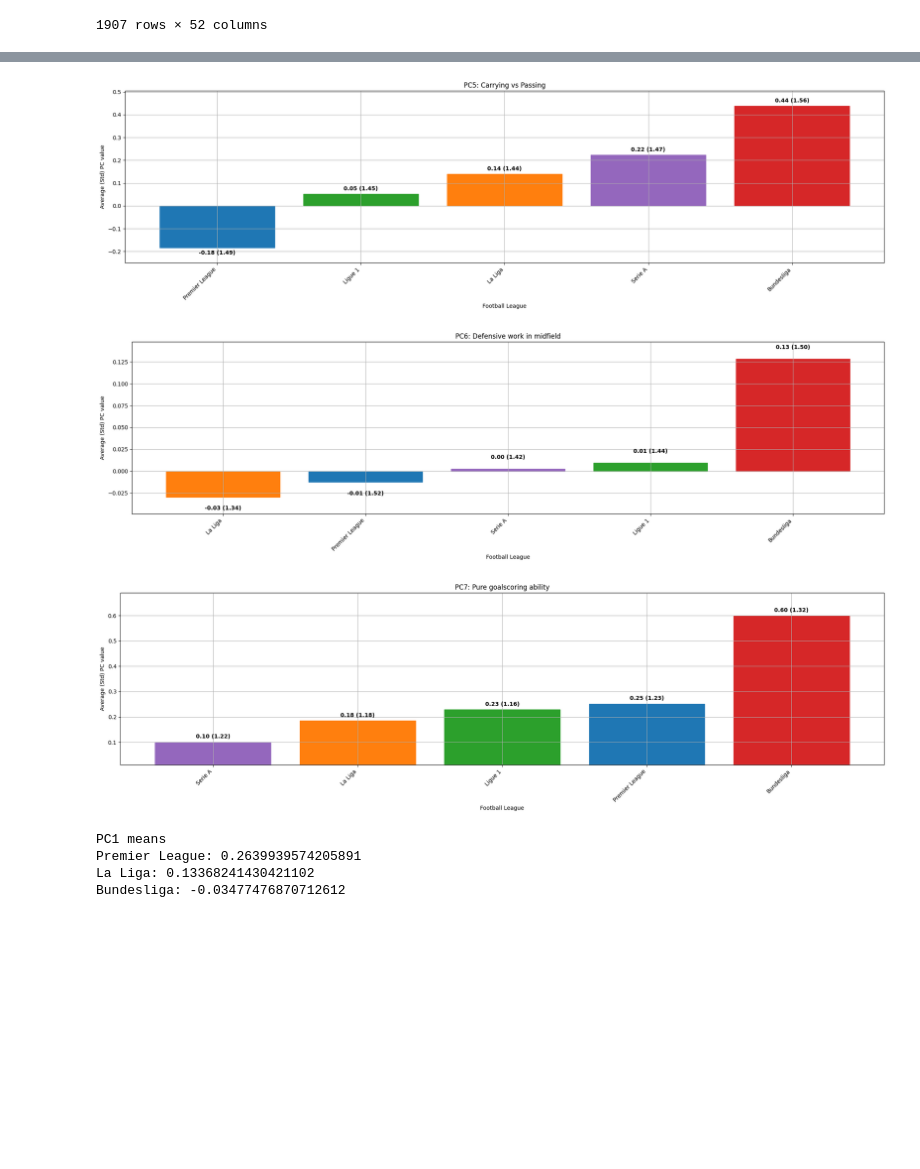
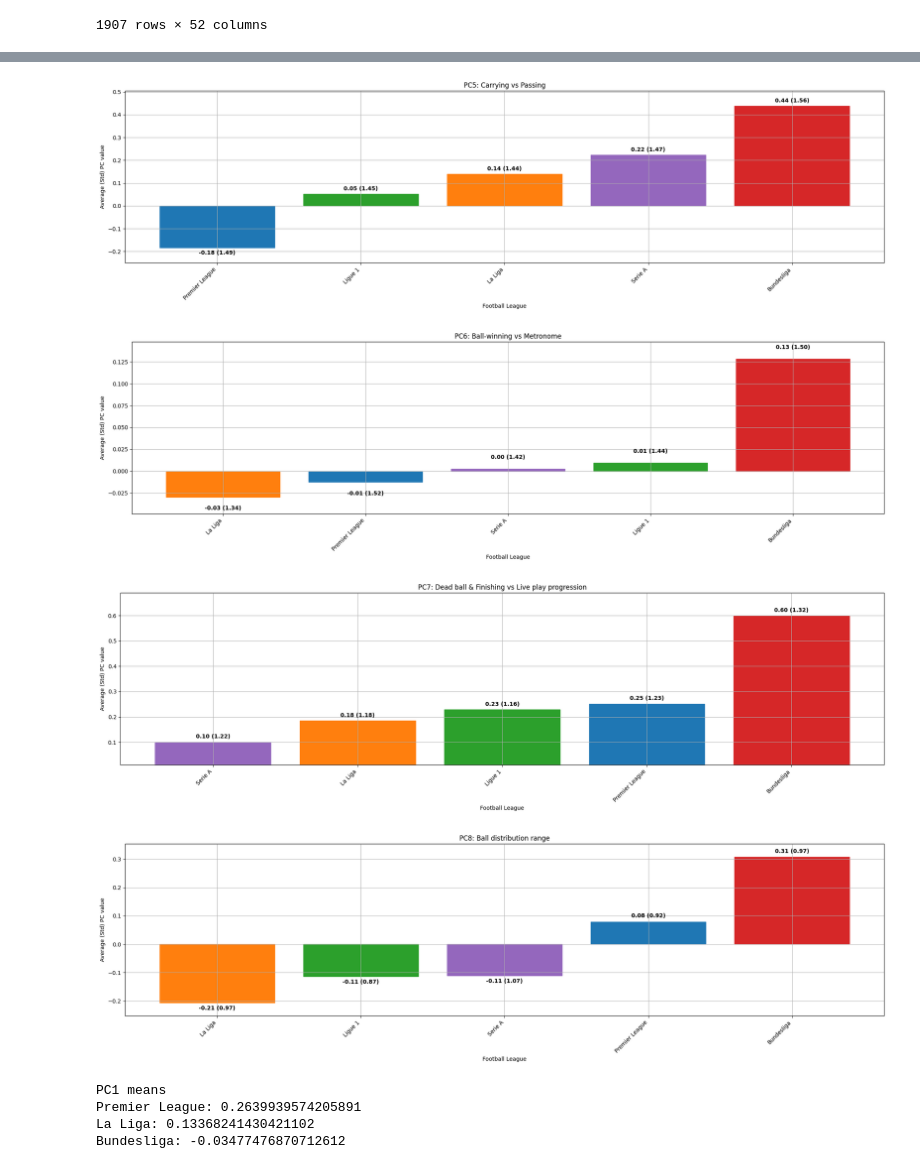
Before and after one commit to CezaryKlimczuk/pca_football_profiling, a Jupyter notebook: research/04. cross_league_comparison.ipynb, the cells around one changed output, grey strips where cells are left out. Saved outputs shown, nothing was run; the diff lists cells and outputs as text; code cells hidden in the pictures; blank space fills up the shorter version.

```diff
--- a/research/04. cross_league_comparison.ipynb
+++ b/research/04. cross_league_comparison.ipynb
@@ -123,7 +123,7 @@ pc_distributions = dict()
 
 for league in leagues:
     league_players = X_trains[league].index
-    for pc in range(1, 8):
+    for pc in range(1, 9):
         distribution = X_train_decomposed.loc[league_players][f'PC{pc}']
         pc_distributions[(league, pc)] = np.array(distribution)
 # %%
@@ -189,16 +190,17 @@ def draw_barplot(dictionary, pc):
     plt.tight_layout()
     plt.show()
 # %%
-for i in range(1, 8):
+for i in range(1, 9):
     draw_barplot(pc_distributions, i)
 # %% [output]
 [figure]
 [figure]
 [figure]
 [figure]
 [figure]
 [figure]
-[figure, old version]
+[figure, new version]
+[figure, added]
 # %%
 import scipy.stats as stats
 
```
Also changed, not shown: parts of 1 cell of this notebook.
